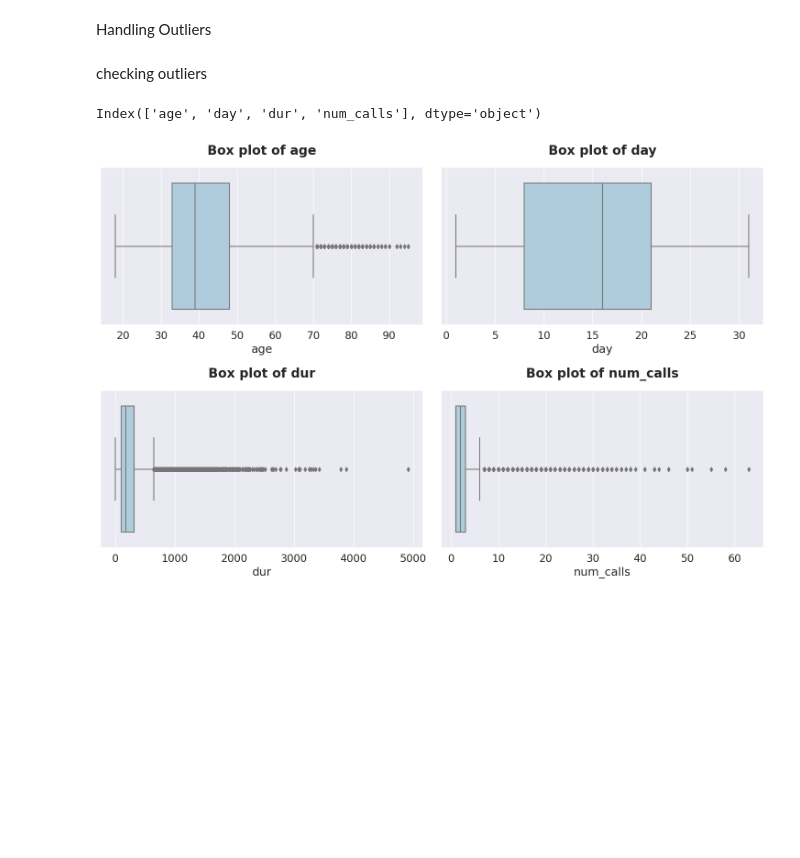
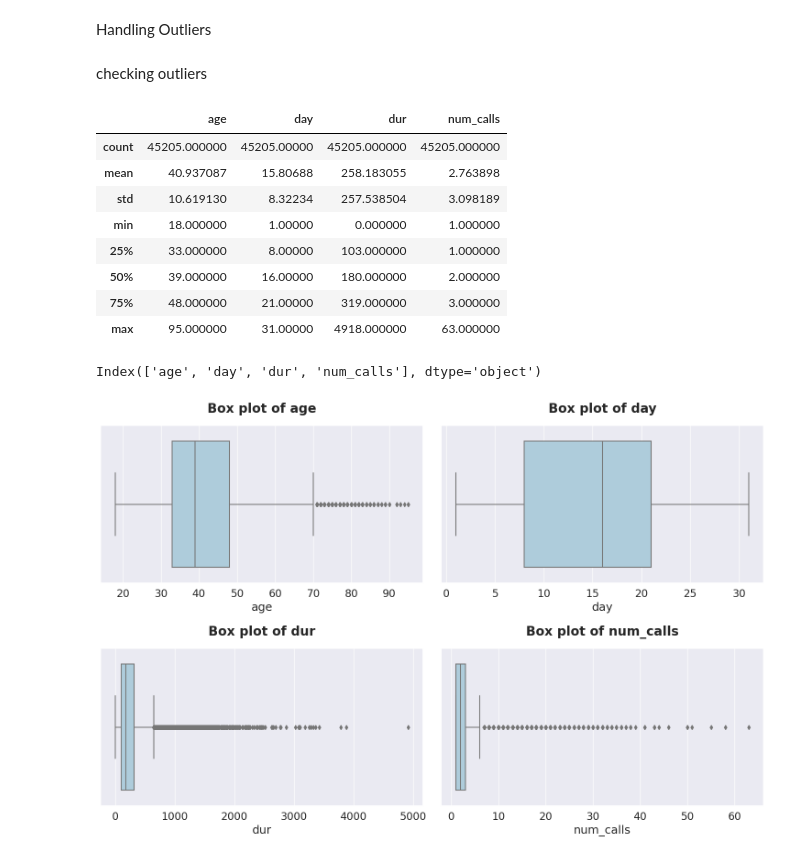
Before and after one commit to ShreeKeshavan/Client_Conversion_Prediction, a Jupyter notebook: Customer_Conversion_Prediction.ipynb, the cells around one changed output. Saved outputs shown, nothing was run; the diff lists cells and outputs as text; code cells hidden in the pictures; blank space fills up the shorter version.

```diff
--- a/Customer_Conversion_Prediction.ipynb
+++ b/Customer_Conversion_Prediction.ipynb
@@ -285,6 +293,18 @@ dtype: int64
 Handling Outliers
 # %% [markdown]
 checking outliers
+# %%
+df.describe()
+# %% [output]
+|  | age | day | dur | num_calls |
+| count | 45205.000000 | 45205.00000 | 45205.000000 | 45205.000000 |
+| mean | 40.937087 | 15.80688 | 258.183055 | 2.763898 |
+| std | 10.619130 | 8.32234 | 257.538504 | 3.098189 |
+| min | 18.000000 | 1.00000 | 0.000000 | 1.000000 |
+| 25% | 33.000000 | 8.00000 | 103.000000 | 1.000000 |
+| 50% | 39.000000 | 16.00000 | 180.000000 | 2.000000 |
+| 75% | 48.000000 | 21.00000 | 319.000000 | 3.000000 |
+| max | 95.000000 | 31.00000 | 4918.000000 | 63.000000 |
 # %%
 num_columns = df.select_dtypes(include=np.number).columns
 num_columns
```
Also changed, not shown: parts of 15 cells of this notebook.
